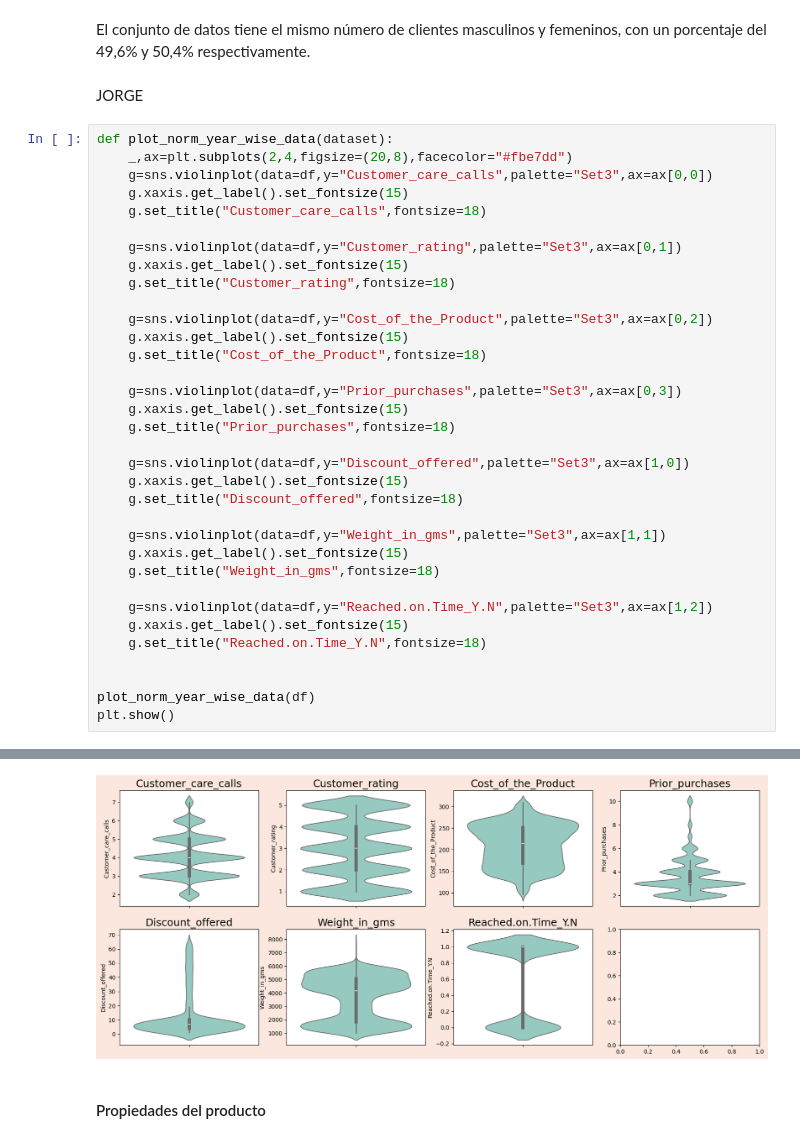
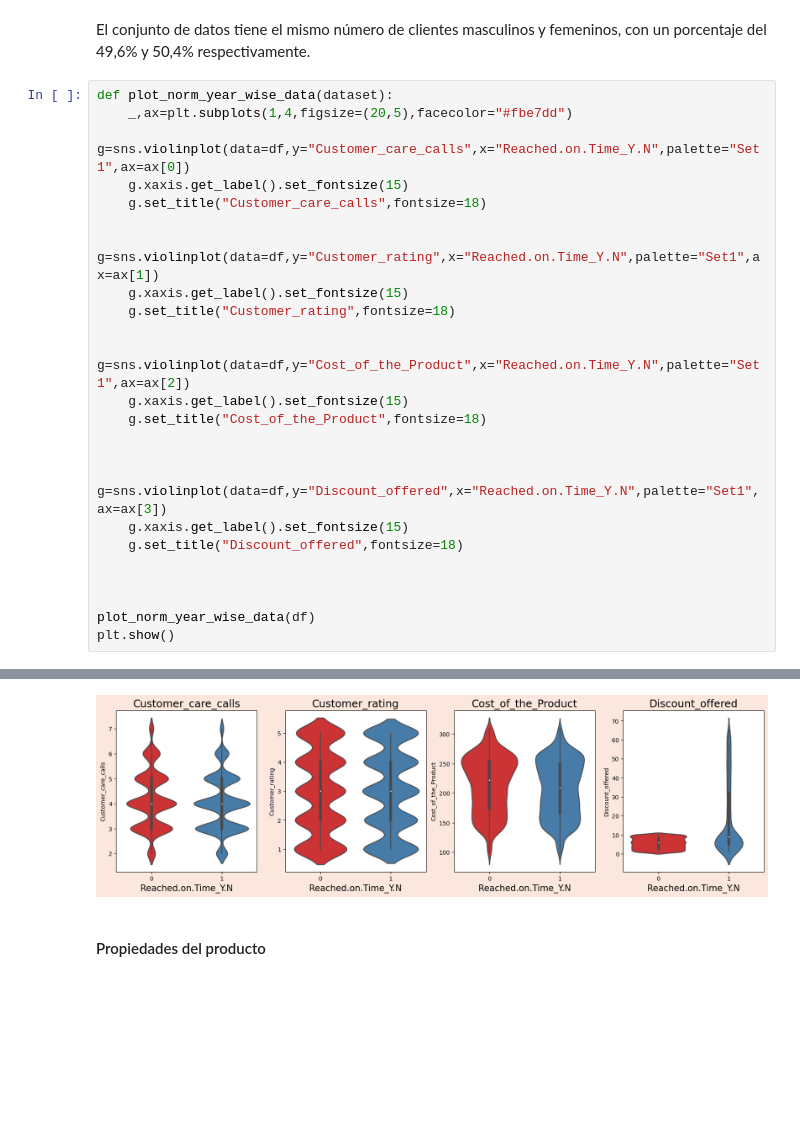
Before and after one commit to CCozd/DataScience, a Jupyter notebook: E_comerce.ipynb, the cells around one changed output, grey strips where cells are left out. Saved outputs shown, nothing was run; the diff lists cells and outputs as text; blank space fills up the shorter version.

```diff
--- a/E_comerce.ipynb
+++ b/E_comerce.ipynb
@@ -169,38 +150,26 @@ Text(0.5, 1.0, 'Gender Distribution')
 # %% [markdown]
 
 El conjunto de datos tiene el mismo número de clientes masculinos y femeninos, con un porcentaje del 49,6% y 50,4% respectivamente.
-# %% [markdown]
-JORGE
 # %%
 def plot_norm_year_wise_data(dataset):
-    _,ax=plt.subplots(2,4,figsize=(20,8),facecolor="#fbe7dd")
-    g=sns.violinplot(data=df,y="Customer_care_calls",palette="Set3",ax=ax[0,0])
+    _,ax=plt.subplots(1,4,figsize=(20,5),facecolor="#fbe7dd")
+    g=sns.violinplot(data=df,y="Customer_care_calls",x="Reached.on.Time_Y.N",palette="Set1",ax=ax[0])
     g.xaxis.get_label().set_fontsize(15)
     g.set_title("Customer_care_calls",fontsize=18)
 
-    g=sns.violinplot(data=df,y="Customer_rating",palette="Set3",ax=ax[0,1])
+    g=sns.violinplot(data=df,y="Customer_rating",x="Reached.on.Time_Y.N",palette="Set1",ax=ax[1])
     g.xaxis.get_label().set_fontsize(15)
     g.set_title("Customer_rating",fontsize=18)
 
-    g=sns.violinplot(data=df,y="Cost_of_the_Product",palette="Set3",ax=ax[0,2])
+    g=sns.violinplot(data=df,y="Cost_of_the_Product",x="Reached.on.Time_Y.N",palette="Set1",ax=ax[2])
     g.xaxis.get_label().set_fontsize(15)
     g.set_title("Cost_of_the_Product",fontsize=18)
 
-    g=sns.violinplot(data=df,y="Prior_purchases",palette="Set3",ax=ax[0,3])
-    g.xaxis.get_label().set_fontsize(15)
-    g.set_title("Prior_purchases",fontsize=18)
 
-    g=sns.violinplot(data=df,y="Discount_offered",palette="Set3",ax=ax[1,0])
+    g=sns.violinplot(data=df,y="Discount_offered",x="Reached.on.Time_Y.N",palette="Set1",ax=ax[3])
     g.xaxis.get_label().set_fontsize(15)
     g.set_title("Discount_offered",fontsize=18)
 
-    g=sns.violinplot(data=df,y="Weight_in_gms",palette="Set3",ax=ax[1,1])
-    g.xaxis.get_label().set_fontsize(15)
-    g.set_title("Weight_in_gms",fontsize=18)
-
-    g=sns.violinplot(data=df,y="Reached.on.Time_Y.N",palette="Set3",ax=ax[1,2])
-    g.xaxis.get_label().set_fontsize(15)
-    g.set_title("Reached.on.Time_Y.N",fontsize=18)
 
 
 plot_norm_year_wise_data(df)
@@ -226,4 +178,4 @@ Passing `palette` without assigning `hue` is deprecated and will be removed in v
-[figure, old version]
+[figure, new version]
 # %% [markdown]
 
 #### Propiedades del producto
```
Also changed, not shown: parts of 16 cells of this notebook.
